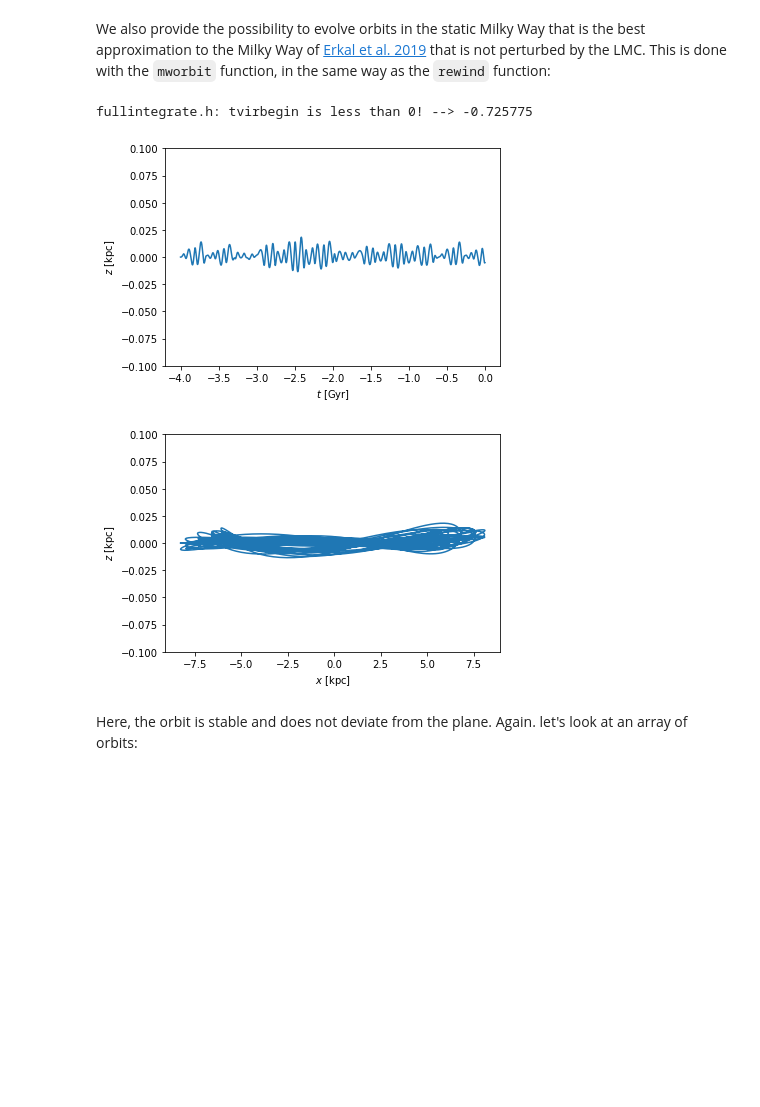
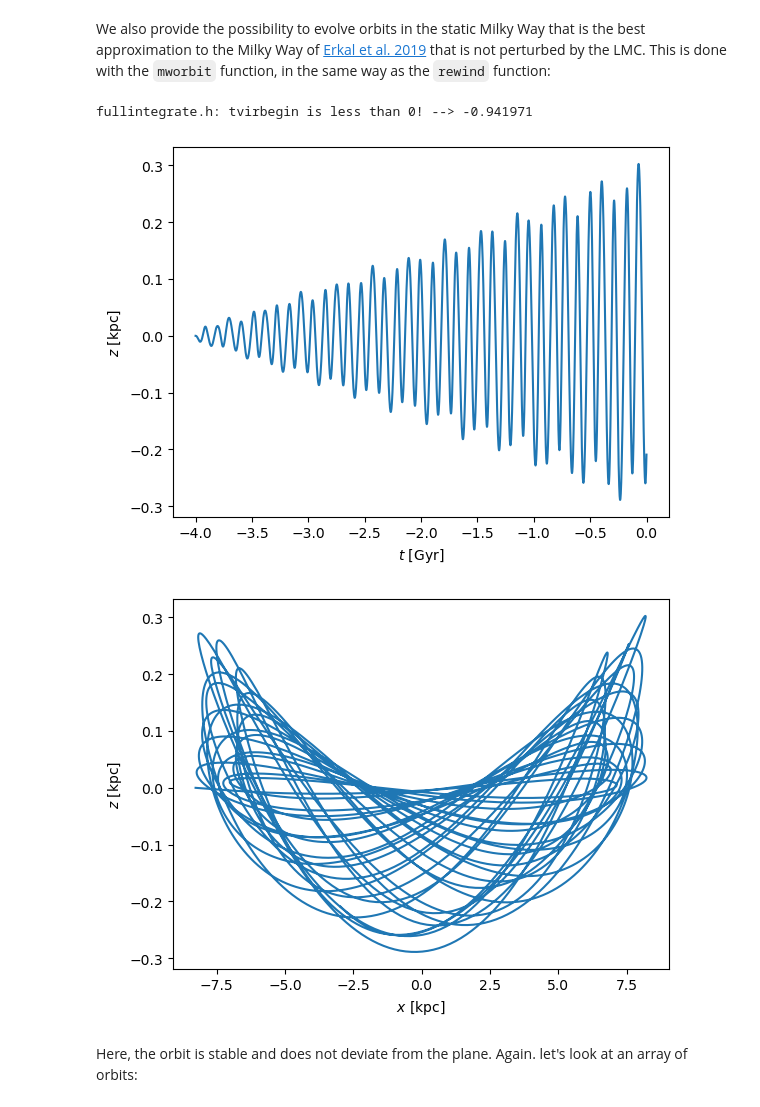
Before and after one commit to michael-petersen/sphexpansion, a Jupyter notebook: tutorial/orbits_tutorial.ipynb, the cells around one changed output. Saved outputs shown, nothing was run; the diff lists cells and outputs as text; code cells hidden in the pictures; blank space fills up the shorter version.

```diff
--- a/tutorial/orbits_tutorial.ipynb
+++ b/tutorial/orbits_tutorial.ipynb
@@ -35,6 +27,6 @@ the one from [Erkal et al. 2019](https://ui.adsabs.harvard.edu/link_gateway/2019
 Let's get started. To access the simulation, first, we need to initialize the
 expansions. Afterwards, the functions will be callable via the Model instance:
 # %%
-Model = mwlmc.MWLMC()
+Model = mwlmc_model.MWLMC()
 # %% [output]
 Initialising MW ...
@@ -229,26 +224,26 @@ We also provide the possibility to evolve orbits in the static Milky Way that
 is the best approximation to the Milky Way of [Erkal et al. 2019](https://ui.adsabs.harvard.edu/link_gateway/2019MNRAS.487.2685E/doi:10.1093/mnras/stz1371) that is not perturbed by the LMC. This is done with the `mworbit` function, in
 the same way as the `rewind` function:
 # %%
-xsun = [-8.27,0.,0.]
-vsun = [0.,200.,0.]
+xsun = np.array([-8.27,0.,0.])
+vsun = np.array([0.,200.,0.])
 
-orbit = Model.mworbit(xsun, vsun,
-                      tbegin=-4, tend=0, dt=0.001)
+orbit = Model.mworbit(xsun, -vsun,
+                      tbegin=-4, dt=0.001)
 
 ox, oy, oz = orbit[0], orbit[1], orbit[2]
 ovx, ovy, ovz = orbit[3], orbit[4], orbit[5]
 ofx, ofy, ofz = orbit[6], orbit[7], orbit[8]
 ot = orbit[9]
 
 fig, ax = mwlmc_plot.plot_orbit_time(ot, oz, 'z')
-ax.set_ylim(-0.1, 0.1)
+# ax.set_ylim(-0.1, 0.1)
 fig, ax = mwlmc_plot.plot_orbit(ox, oz, 'x', 'z')
-ax.set_ylim(-0.1, 0.1)
+# ax.set_ylim(-0.1, 0.1)
 plt.show()
 # %% [output]
-fullintegrate.h: tvirbegin is less than 0! --> -0.725775
+fullintegrate.h: tvirbegin is less than 0! --> -0.941971
-[figure, old version]
+[figure, new version]
-[figure, old version]
+[figure, new version]
 # %% [markdown]
 Here, the orbit is stable and does not deviate from the plane. Again. let's look
 at an array of orbits:
```
Also changed, not shown: parts of 11 cells of this notebook, 5 other files.
